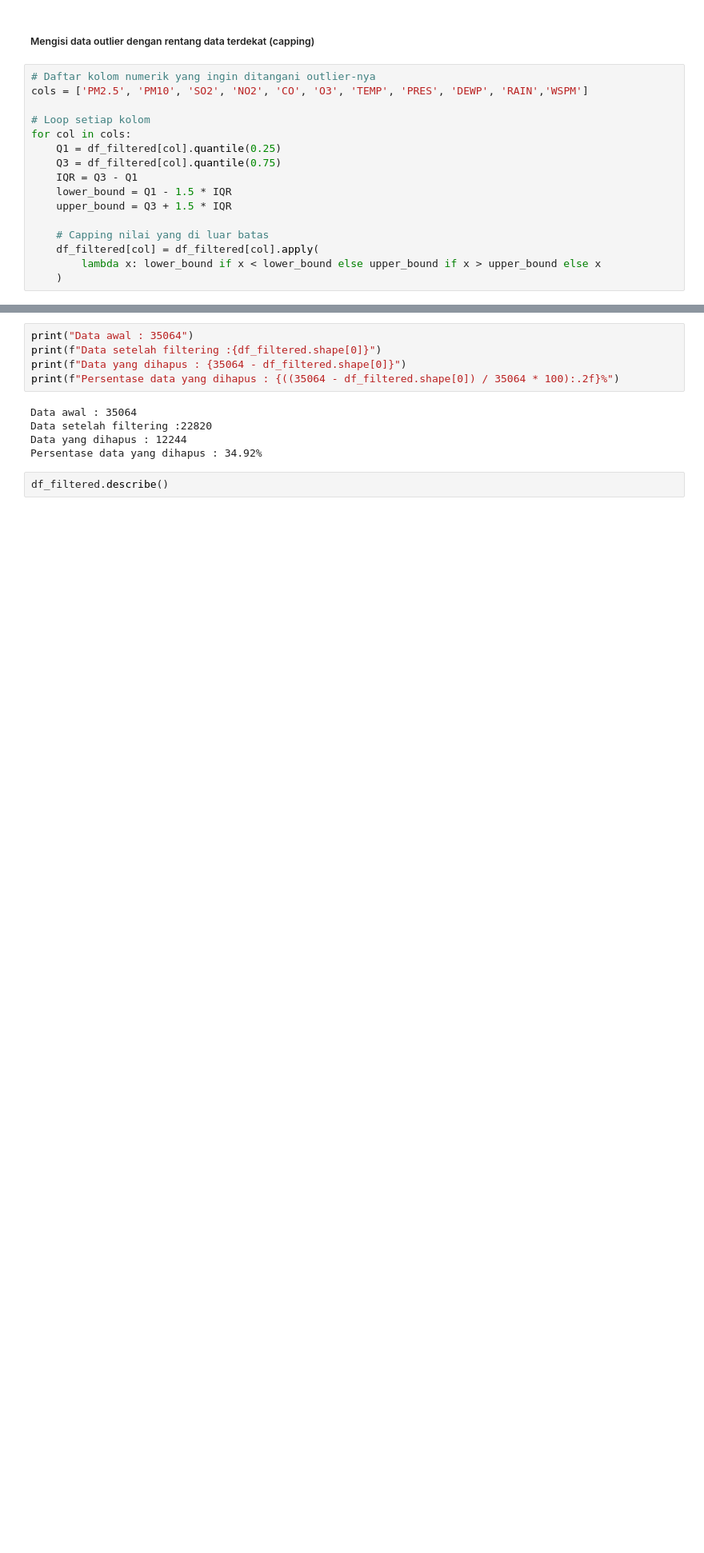
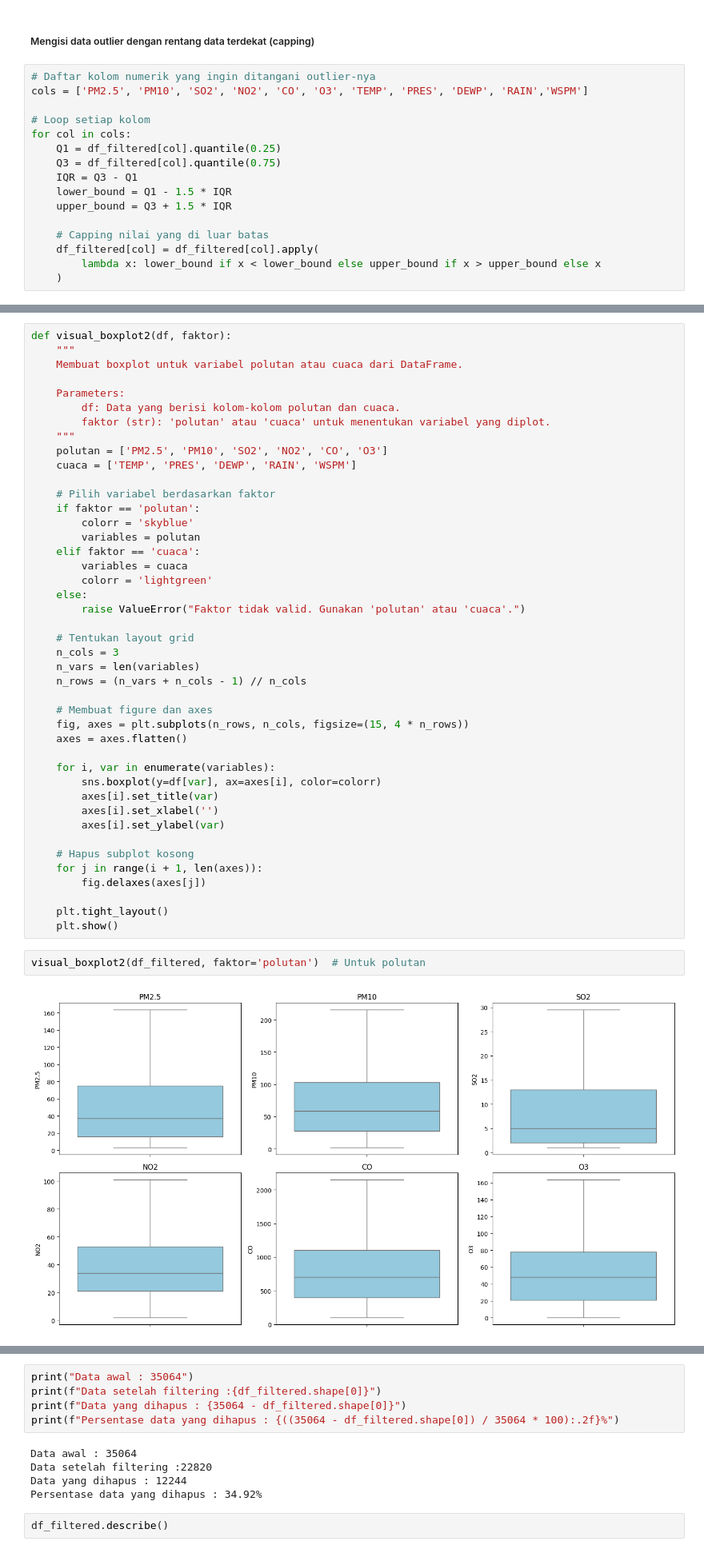
Before and after one commit to WiseStar282/Changping-AirQuality, a Jupyter notebook: analisis data/Proyek_Analisis_Data.ipynb, the cells around one changed output, grey strips where cells are left out. Shown at 80% size. Saved outputs shown, nothing was run; the diff lists cells and outputs as text; blank space fills up the shorter version.

```diff
--- a/analisis data/Proyek_Analisis_Data.ipynb
+++ b/analisis data/Proyek_Analisis_Data.ipynb
@@ -379,0 +377,47 @@ visual_boxplot(df_filtered)
+# %%
+def visual_boxplot2(df, faktor):
+    """
+    Membuat boxplot untuk variabel polutan atau cuaca dari DataFrame.
+
+    Parameters:
+        df: Data yang berisi kolom-kolom polutan dan cuaca.
+        faktor (str): 'polutan' atau 'cuaca' untuk menentukan variabel yang diplot.
+    """
+    polutan = ['PM2.5', 'PM10', 'SO2', 'NO2', 'CO', 'O3']
+    cuaca = ['TEMP', 'PRES', 'DEWP', 'RAIN', 'WSPM']
+
+    # Pilih variabel berdasarkan faktor
+    if faktor == 'polutan':
+        colorr = 'skyblue'
+        variables = polutan
+    elif faktor == 'cuaca':
+        variables = cuaca
+        colorr = 'lightgreen'
+    else:
+        raise ValueError("Faktor tidak valid. Gunakan 'polutan' atau 'cuaca'.")
+
+    # Tentukan layout grid
+    n_cols = 3
+    n_vars = len(variables)
+    n_rows = (n_vars + n_cols - 1) // n_cols
+
+    # Membuat figure dan axes
+    fig, axes = plt.subplots(n_rows, n_cols, figsize=(15, 4 * n_rows))
+    axes = axes.flatten()
+
+    for i, var in enumerate(variables):
+        sns.boxplot(y=df[var], ax=axes[i], color=colorr)
+        axes[i].set_title(var)
+        axes[i].set_xlabel('')
+        axes[i].set_ylabel(var)
+
+    # Hapus subplot kosong
+    for j in range(i + 1, len(axes)):
+        fig.delaxes(axes[j])
+
+    plt.tight_layout()
+    plt.show()
+# %%
+visual_boxplot2(df_filtered, faktor='polutan')  # Untuk polutan
+# %% [output]
+[figure, added]
```
Also changed, not shown: parts of 11 cells of this notebook, 2 other files.
